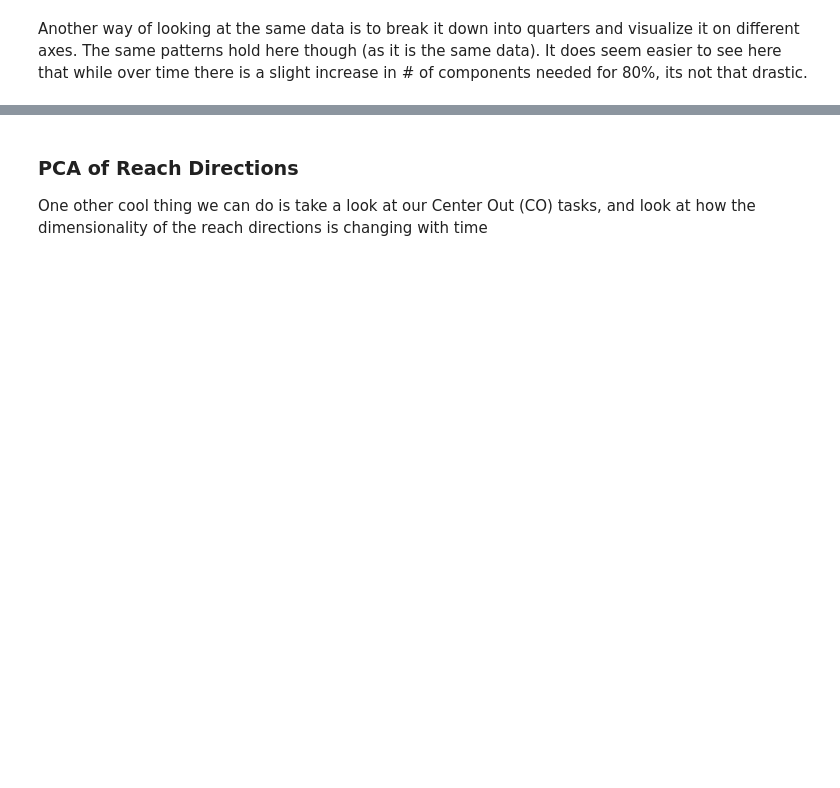
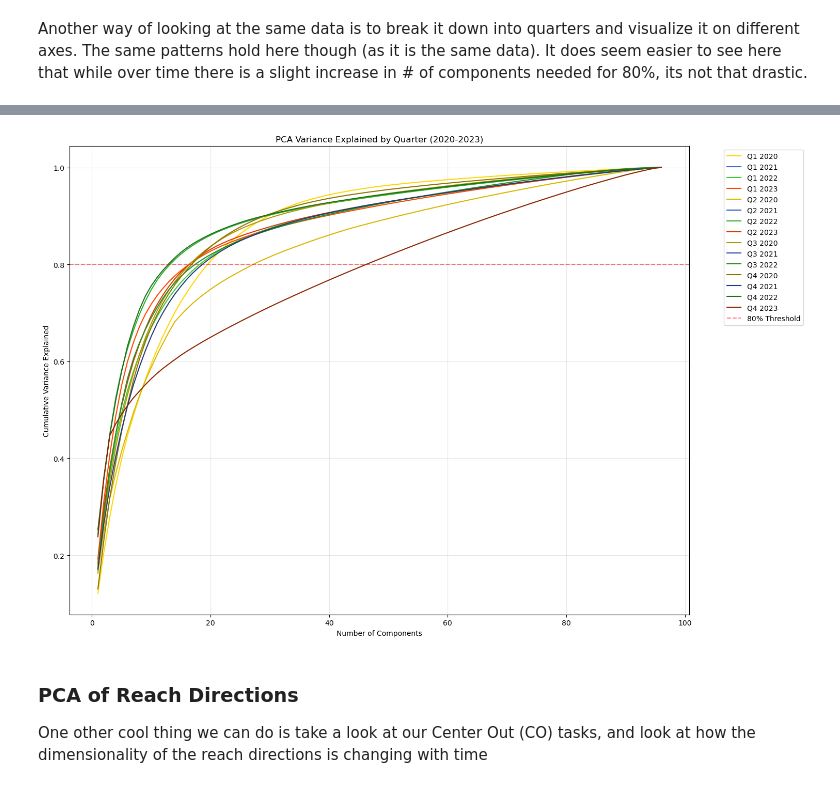
Before and after one commit to chesteklab/LINK_dataset, a Jupyter notebook: analysis/populationlevelanalyses/dimensionality_across_days_analysis.ipynb, the cells around one changed output, grey strips where cells are left out. Cells and saved outputs as stored; diff of their text form; code cells hidden in the pictures; blank space fills up the shorter version.

```diff
--- a/analysis/populationlevelanalyses/dimensionality_across_days_analysis.ipynb
+++ b/analysis/populationlevelanalyses/dimensionality_across_days_analysis.ipynb
@@ -306,3 +64,7 @@ plt.show()
+# %%
+explained_var_over_time(df_tuning)
+# %% [output]
+[figure, added]
 # %% [markdown]
 ### PCA of Reach Directions
 
```
Also changed, not shown: parts of 23 cells of this notebook, 2 other files.
